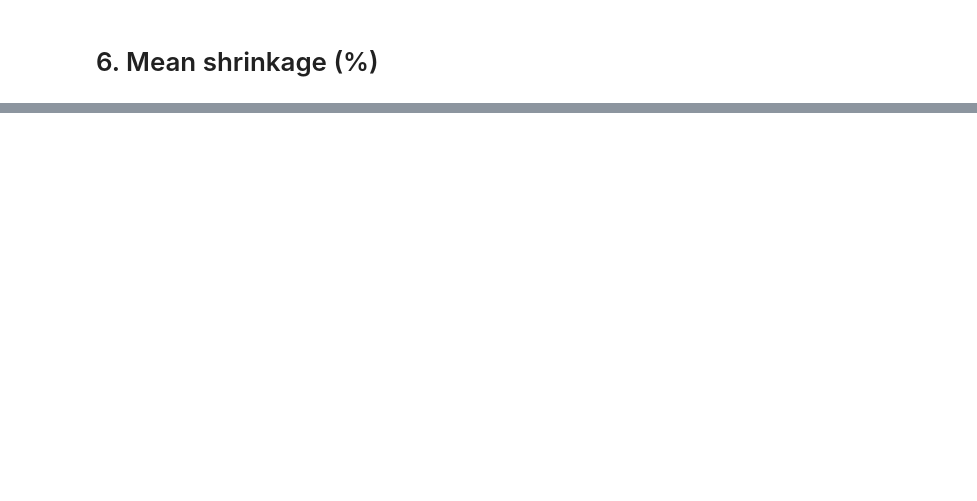
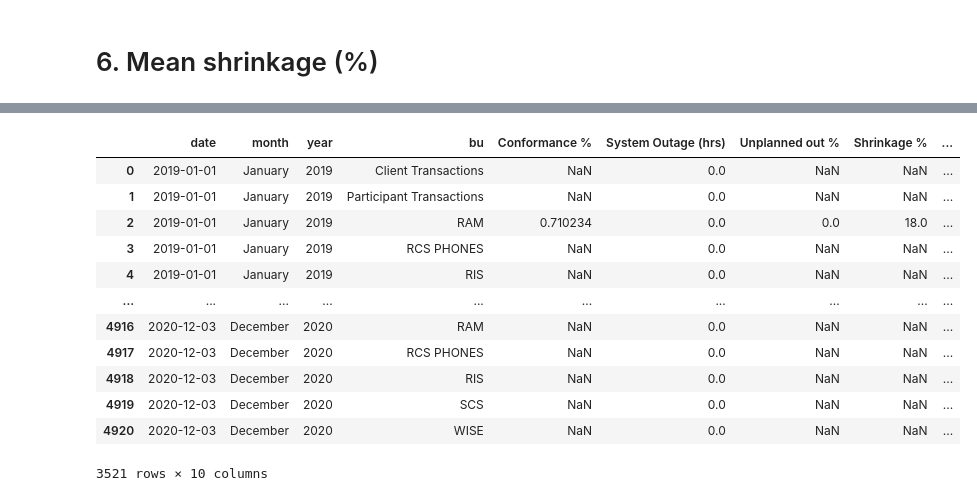
Before and after one commit to majickdave/dji_vol, a Jupyter notebook: wfh_analysis/6 metrics.ipynb, the cells around one changed output, grey strips where cells are left out. Drawn from its saved outputs; the diff is of its cells as text; code cells hidden in the pictures; blank space fills up the shorter version.

```diff
--- a/wfh_analysis/6 metrics.ipynb
+++ b/wfh_analysis/6 metrics.ipynb
@@ -159,0 +160,16 @@ df.to_csv('wfh3_weekends_clean.csv', index=False)
+# %%
+df
+# %% [output]
+|  | date | month | year | bu | Conformance % | System Outage (hrs) | Unplanned out % | Shrinkage % | ... |
+| 0 | 2019-01-01 | January | 2019 | Client Transactions | NaN | 0.0 | NaN | NaN | ... |
+| 1 | 2019-01-01 | January | 2019 | Participant Transactions | NaN | 0.0 | NaN | NaN | ... |
+| 2 | 2019-01-01 | January | 2019 | RAM | 0.710234 | 0.0 | 0.0 | 18.0 | ... |
+| 3 | 2019-01-01 | January | 2019 | RCS PHONES | NaN | 0.0 | NaN | NaN | ... |
+| 4 | 2019-01-01 | January | 2019 | RIS | NaN | 0.0 | NaN | NaN | ... |
+| ... | ... | ... | ... | ... | ... | ... | ... | ... | ... |
+| 4916 | 2020-12-03 | December | 2020 | RAM | NaN | 0.0 | NaN | NaN | ... |
+| 4917 | 2020-12-03 | December | 2020 | RCS PHONES | NaN | 0.0 | NaN | NaN | ... |
+| 4918 | 2020-12-03 | December | 2020 | RIS | NaN | 0.0 | NaN | NaN | ... |
+| 4919 | 2020-12-03 | December | 2020 | SCS | NaN | 0.0 | NaN | NaN | ... |
+| 4920 | 2020-12-03 | December | 2020 | WISE | NaN | 0.0 | NaN | NaN | ... |
+3521 rows × 10 columns
```
Also changed, not shown: parts of 4 cells of this notebook, 1 other file.
